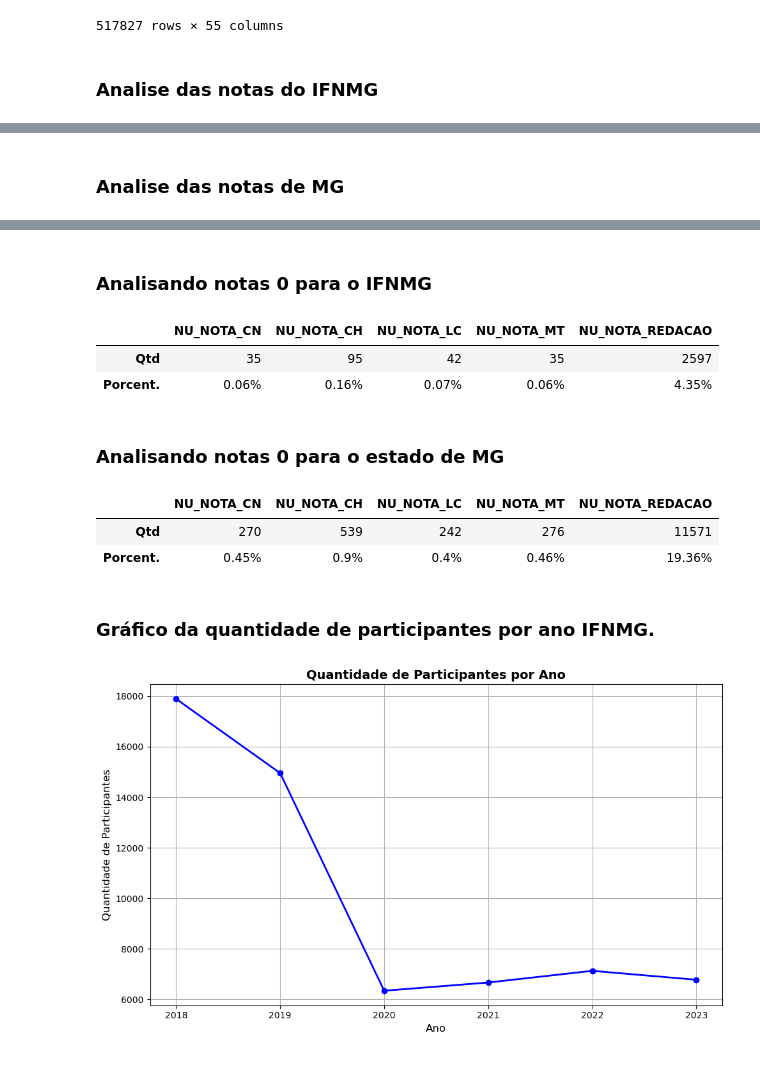
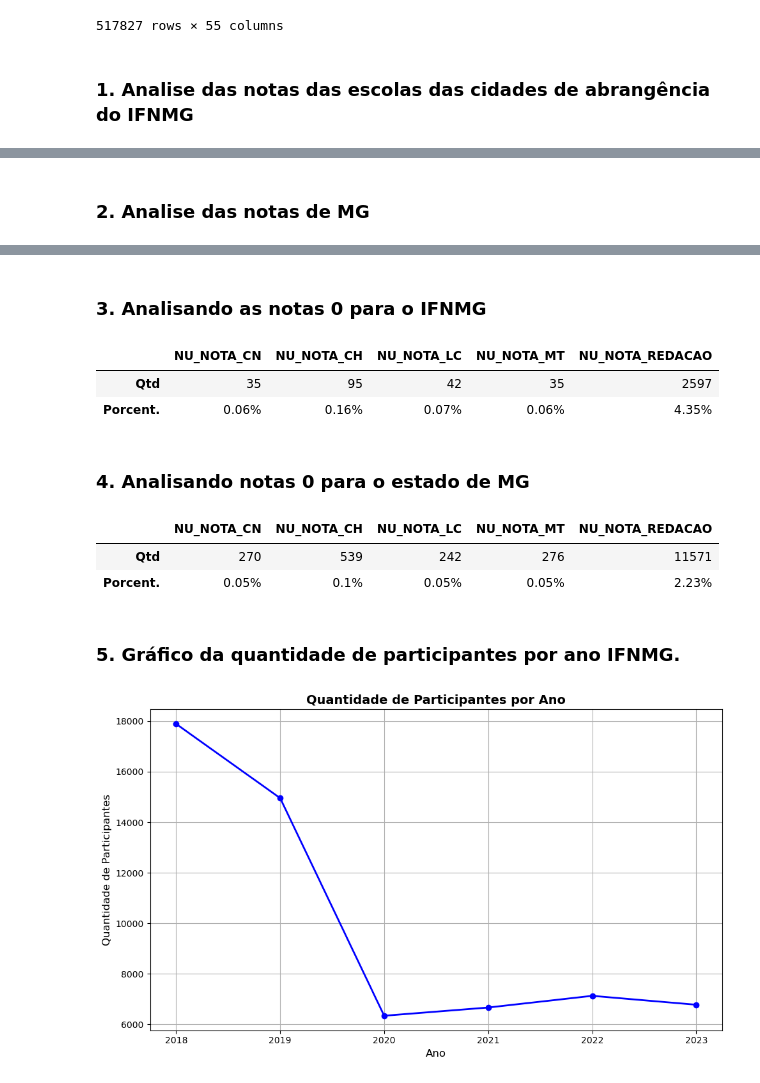
Before and after one commit to NandaLeal/TCC, a Jupyter notebook: TCC - FASE 2.ipynb, the cells around one changed output, grey strips where cells are left out. Drawn from its saved outputs; the diff is of its cells as text; code cells hidden in the pictures.

```diff
--- a/TCC - FASE 2.ipynb
+++ b/TCC - FASE 2.ipynb
@@ -38,7 +37,7 @@ df_final
 # %% [markdown]
 ### **Realizando a leitura da base de MG**
 # %%
-df_mg = pd.read_csv("BASES/MG.csv")
+df_mg = pd.read_parquet(r"C:\Users\fernanda.leal\Documents\FERNANDA\TCC\DESENVOLVIMENTO\BASES\processed\MG.parquet", engine="fastparquet")
 df_mg
 # %% [output]
 |  | NU_ANO | TP_FAIXA_ETARIA | TP_SEXO | TP_ESTADO_CIVIL | TP_COR_RACA | TP_NACIONALIDADE | TP_ST_CONCLUSAO | ... |
@@ -55,7 +54,7 @@ df_mg
 | 517826 | 2023 | 5 | F | 1.0 | 1 | 1 | 2 | ... |
 517827 rows × 55 columns
 # %% [markdown]
-### Analise das notas do IFNMG
+### **1. Analise das notas das escolas das cidades de abrangência do IFNMG**
 # %%
 colunas_notas = ["NU_NOTA_CN", "NU_NOTA_CH", "NU_NOTA_LC", "NU_NOTA_MT", "NU_NOTA_REDACAO"]
 
@@ -74,7 +73,7 @@ estatisticas
 | Nota Máxima | 799.4 | 846.9 | 767.3 | 987.9 | 1000.0 |
 | Nota Média | 484.1 | 522.1 | 511.1 | 530.1 | 570.2 |
 # %% [markdown]
-### Analise das notas de MG
+### **2. Analise das notas de MG**
 # %%
 colunas_notas = ["NU_NOTA_CN", "NU_NOTA_CH", "NU_NOTA_LC", "NU_NOTA_MT", "NU_NOTA_REDACAO"]
 
@@ -93,7 +92,7 @@ estatisticas
 | Nota Máxima | 869.6 | 862.6 | 790.8 | 996.1 | 1000.0 |
 | Nota Média | 509.3 | 548.2 | 534.1 | 568.3 | 622.5 |
 # %% [markdown]
-### Analisando notas 0 para o IFNMG
+### **3. Analisando as notas 0 para o IFNMG**
 # %%
 colunas_notas = ["NU_NOTA_CN", "NU_NOTA_CH", "NU_NOTA_LC", "NU_NOTA_MT", "NU_NOTA_REDACAO"]
 
@@ -112,26 +111,26 @@ tabela_zeros
 | Qtd | 35 | 95 | 42 | 35 | 2597 |
 | Porcent. | 0.06% | 0.16% | 0.07% | 0.06% | 4.35% |
 # %% [markdown]
-### Analisando notas 0 para o estado de MG
+### **4. Analisando notas 0 para o estado de MG**
 # %%
 colunas_notas = ["NU_NOTA_CN", "NU_NOTA_CH", "NU_NOTA_LC", "NU_NOTA_MT", "NU_NOTA_REDACAO"]
 
 # Total de alunos
-total = len(df)
+total = len(df_mg)
 
 # Calcular quantidade de zeros e porcentagem
 qtd_zeros = (df_mg[colunas_notas] == 0).sum()
 porcent_zeros = (qtd_zeros / total * 100).round(2).astype(str) + "%"
 
 # Criar DataFrame para exibir
 tabela_zeros = pd.DataFrame([qtd_zeros, porcent_zeros], index=["Qtd", "Porcent."])
 tabela_zeros
 # %% [output]
 |  | NU_NOTA_CN | NU_NOTA_CH | NU_NOTA_LC | NU_NOTA_MT | NU_NOTA_REDACAO |
 | Qtd | 270 | 539 | 242 | 276 | 11571 |
-| Porcent. | 0.45% | 0.9% | 0.4% | 0.46% | 19.36% |
+| Porcent. | 0.05% | 0.1% | 0.05% | 0.05% | 2.23% |
 # %% [markdown]
-### Gráfico da quantidade de participantes por ano IFNMG.
+### **5. Gráfico da quantidade de participantes por ano IFNMG.**
 # %%
 # Agrupar por ano e contar participantes
 qtd_por_ano = df_final.groupby("NU_ANO").size().reset_index(name="Quantidade de Participantes")
```
Also changed, not shown: parts of 10 cells of this notebook.
